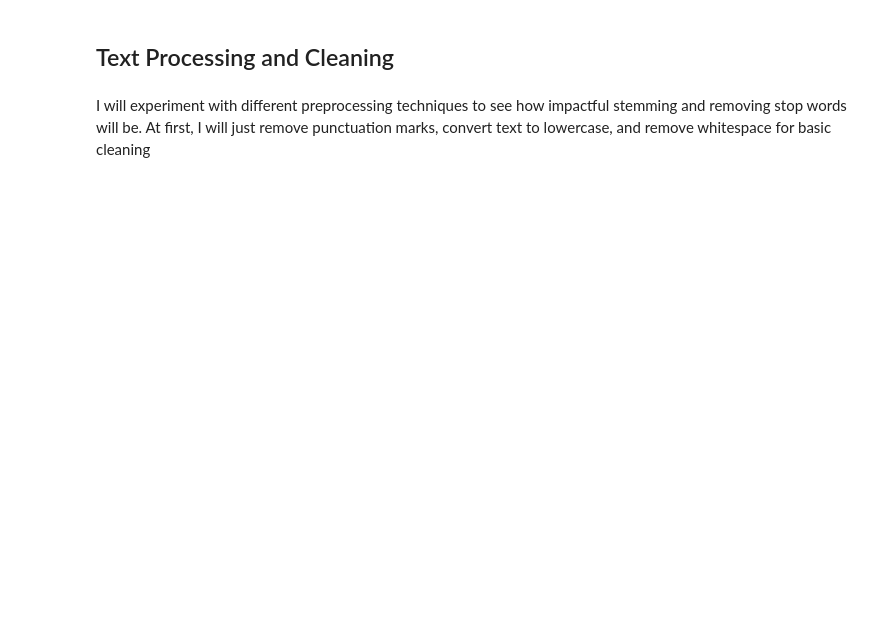
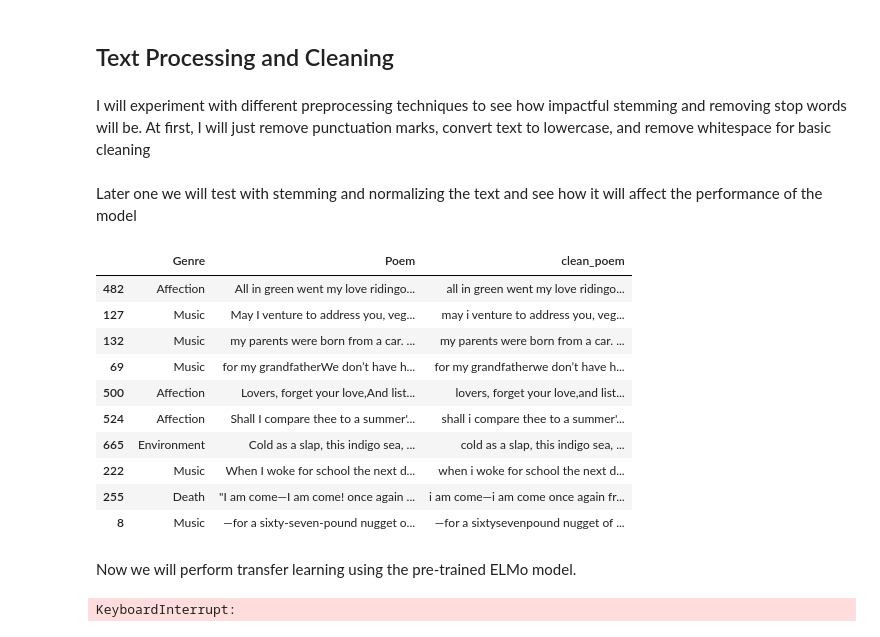
Before and after one commit to djryn/ELMo-poem_classifier, a Jupyter notebook: ELMo.ipynb, the cells around one changed output. Cells and saved outputs as stored; diff of their text form; code cells hidden in the pictures; blank space fills up the shorter version.

Commit message:
started ELMo code

```diff
--- a/ELMo.ipynb
+++ b/ELMo.ipynb
@@ -174,0 +158,36 @@ test['clean_tweet'] = test['clean_tweet'].apply(lambda x: ' '.join(x.split()))
+# %%
+# remove punctuation marks
+punctuation = '!"#$%&()*+-/:;<=>?@[\\]^_`{|}~'
+
+df_train['clean_poem'] = df_train['Poem'].apply(lambda x: ''.join(ch for ch in x if ch not in set(punctuation)))
+df_test['clean_poem'] = df_test['Poem'].apply(lambda x: ''.join(ch for ch in x if ch not in set(punctuation)))
+
+# convert text to lowercase
+df_train['clean_poem'] = df_train['clean_poem'].str.lower()
+df_test['clean_poem'] = df_test['clean_poem'].str.lower()
+
+# remove numbers
+df_train['clean_poem'] = df_train['clean_poem'].str.replace("[0-9]", " ")
+df_test['clean_poem'] = df_test['clean_poem'].str.replace("[0-9]", " ")
+
+# remove whitespace
+df_train['clean_poem'] = df_train['clean_poem'].apply(lambda x:' '.join(x.split()))
+df_test['clean_poem'] = df_test['clean_poem'].apply(lambda x:' '.join(x.split()))
+# %% [markdown]
+Later one we will test with stemming and normalizing the text and see how it will affect the performance of the model
+# %%
+df_train.sample(10)
+# %% [output]
+|  | Genre | Poem | clean_poem |
+| 482 | Affection | All in green went my love ridingo... | all in green went my love ridingo... |
+| 127 | Music | May I venture to address you, veg... | may i venture to address you, veg... |
+| 132 | Music | my parents were born from a car. ... | my parents were born from a car. ... |
+| 69 | Music | for my grandfatherWe don’t have h... | for my grandfatherwe don’t have h... |
+| 500 | Affection | Lovers, forget your love,And list... | lovers, forget your love,and list... |
+| 524 | Affection | Shall I compare thee to a summer'... | shall i compare thee to a summer'... |
+| 665 | Environment | Cold as a slap, this indigo sea, ... | cold as a slap, this indigo sea, ... |
+| 222 | Music | When I woke for school the next d... | when i woke for school the next d... |
+| 255 | Death | "I am come—I am come! once again ... | i am come—i am come once again fr... |
+| 8 | Music | —for a sixty-seven-pound nugget o... | —for a sixtysevenpound nugget of ... |
+# %% [markdown]
+Now we will perform transfer learning using the pre-trained ELMo model.
@@ -174,0 +203,9 @@ test['clean_tweet'] = test['clean_tweet'].apply(lambda x: ' '.join(x.split()))
+# %%
+# Encode sentences with ELMo
+character_ids = batch_to_ids(df_train['clean_poem'])
+elmo_embeddings = elmo(character_ids)['elmo_representations'][0]
+
+# Flatten embeddings
+flattened_embeddings = elmo_embeddings.view(len(df_train['clean_poem']), -1, elmo_embeddings.shape[-1])
+# %% [output]
+KeyboardInterrupt:
```
Also changed, not shown: parts of 7 cells of this notebook.
